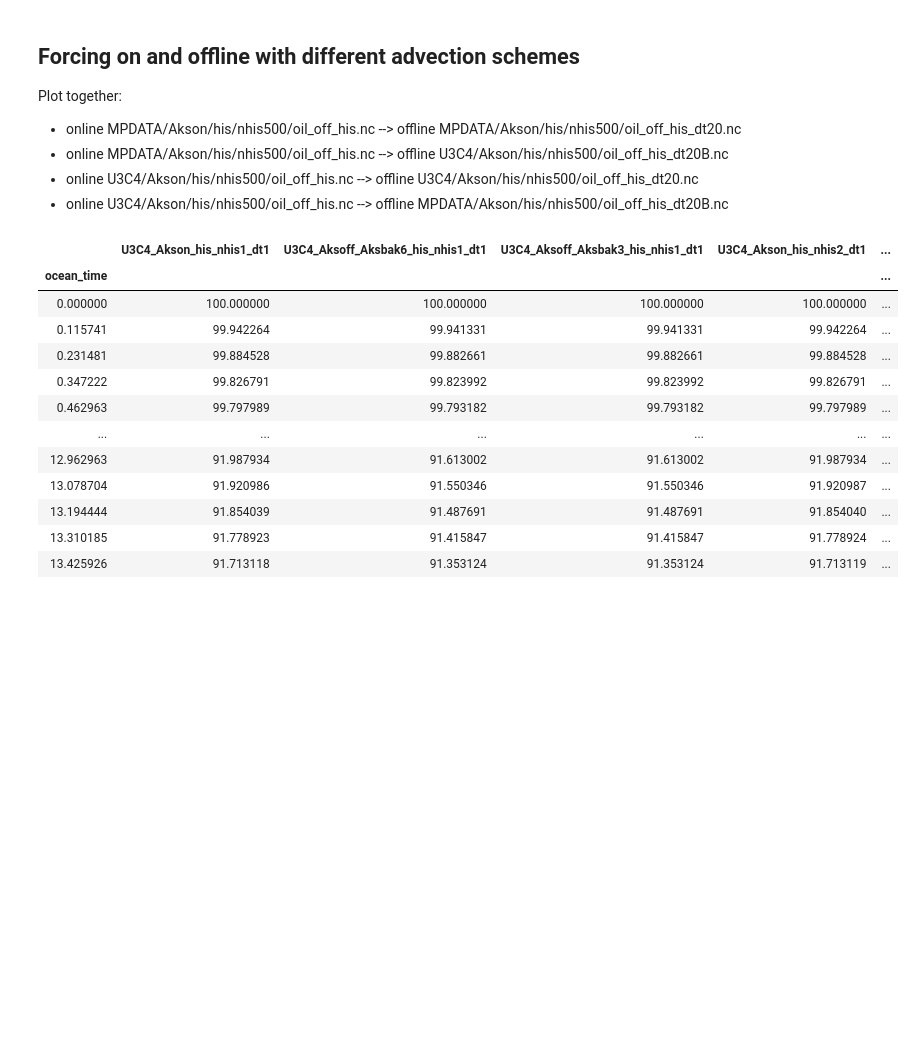
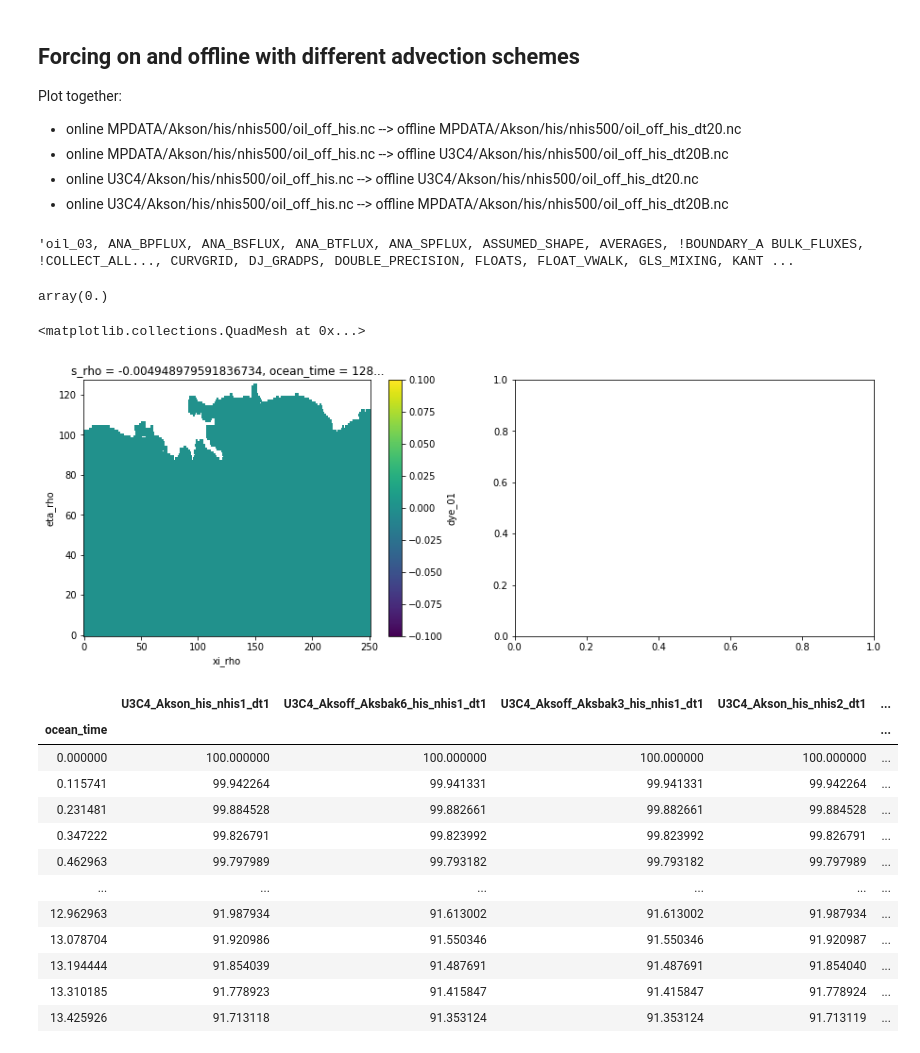
Before and after one commit to kthyng/offline_analysis, a Jupyter notebook: calc.ipynb, the cells around one changed output. Drawn from its saved outputs; the diff is of its cells as text; code cells hidden in the pictures; blank space fills up the shorter version.

```diff
--- a/calc.ipynb
+++ b/calc.ipynb
@@ -1146,6 +1311,29 @@ Plot together:
 * online MPDATA/Akson/his/nhis500/oil_off_his.nc --> offline U3C4/Akson/his/nhis500/oil_off_his_dt20B.nc
 * online U3C4/Akson/his/nhis500/oil_off_his.nc --> offline U3C4/Akson/his/nhis500/oil_off_his_dt20.nc
 * online U3C4/Akson/his/nhis500/oil_off_his.nc --> offline MPDATA/Akson/his/nhis500/oil_off_his_dt20B.nc
+# %%
+loc = '/scratch/group/csomio/CSOMIO/oil_03/output_ss/MPDATA/nhis500/oil_03_his.nc'
+dsonM = xr.open_dataset(loc, decode_times=False, chunks=chunks)
+
+loc = '/scratch/group/csomio/CSOMIO/oil_03/output_ss/U3C4/nhis500/oil_03_his.nc'
+dsonU = xr.open_dataset(loc, decode_times=False, chunks=chunks)
+# %%
+dsonU.attrs['CPP_options']
+# %% [output]
+'oil_03, ANA_BPFLUX, ANA_BSFLUX, ANA_BTFLUX, ANA_SPFLUX, ASSUMED_SHAPE, AVERAGES, !BOUNDARY_A BULK_FLUXES, !COLLECT_ALL..., CURVGRID, DJ_GRADPS, DOUBLE_PRECISION, FLOATS, FLOAT_VWALK, GLS_MIXING, KANT ...
+# %%
+(dsonM.dye_01-dsonU.dye_01).sum().values
+# %% [output]
+array(0.)
+# %%
+fig, axes = plt.subplots(1, 2, figsize=(15,5))
+d1 = dsonM.dye_01.isel(ocean_time=-10, s_rho=-1)
+d2 = dsonU.dye_01.isel(ocean_time=-10, s_rho=-1)
+
+(d1-d2).plot(ax=axes[0])
+# %% [output]
+<matplotlib.collections.QuadMesh at 0x...>
+[figure, added]
 # %%
 fname = 'output_ss/dfhis.csv'
 dfhis3 = pd.read_csv(fname, index_col='ocean_time')
```
Also changed, not shown: parts of 29 cells of this notebook.
